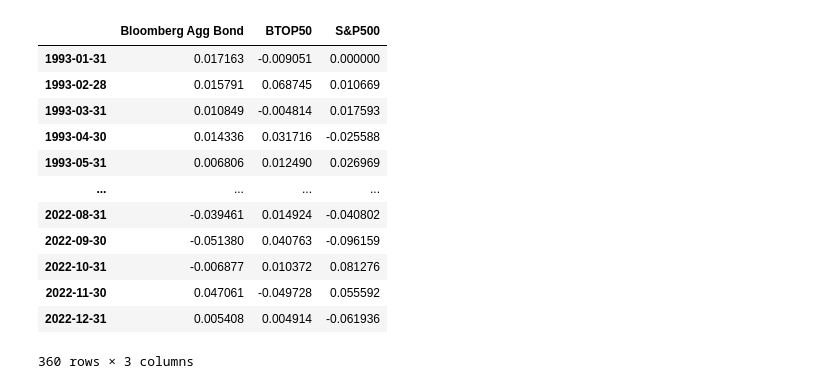
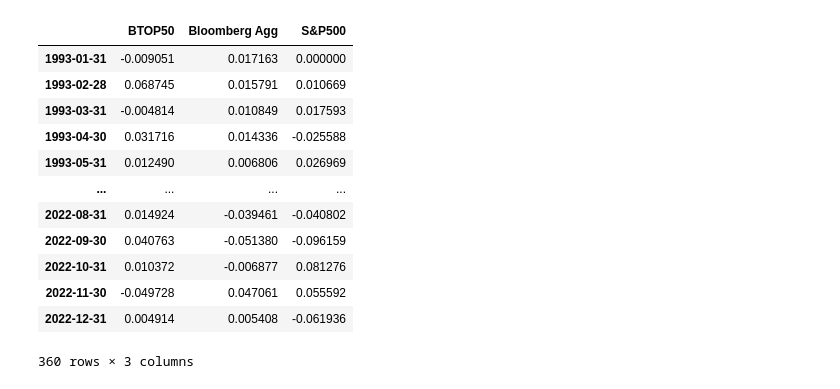
Before and after one commit to MalekAlkshaik/Basic-Mean-Variance-Opt, a Jupyter notebook: Basic Mean Variance GitHub.ipynb, the cells around one changed output. Drawn from its saved outputs; the diff is of its cells as text; code cells hidden in the pictures.

```diff
--- a/Basic Mean Variance GitHub.ipynb
+++ b/Basic Mean Variance GitHub.ipynb
@@ -8,23 +29,23 @@ warnings.filterwarnings("ignore")
 # %%
 SP500 = pd.read_csv('/Users/malek/Documents/WRDS Data/S&P 500 Monthly Returns.csv',index_col=0,parse_dates=True)
-data = pd.read_csv('/Users/malek/Documents/WRDS Data/Diversifiers.csv',index_col=0)[['Barclays Aggregate Bond','BTOP50']]
+data = pd.read_csv('/Users/malek/Documents/WRDS Data/Diversifiers.csv',index_col=0)[['BTOP50','Barclays Aggregate Bond']]
 data.index = pd.to_datetime(data.index,dayfirst=True)
 data = data.pct_change()
 data = data[35:-6].resample('M').last()
 data = data.merge(SP500,left_index=True,right_index=True,how='inner')
-data.columns = ['Bloomberg Agg Bond','BTOP50','S&P500']
+data.columns = ['BTOP50','Bloomberg Agg','S&P500']
 data
 # %% [output]
-|  | Bloomberg Agg Bond | BTOP50 | S&P500 |
-| 1993-01-31 | 0.017163 | -0.009051 | 0.000000 |
-| 1993-02-28 | 0.015791 | 0.068745 | 0.010669 |
-| 1993-03-31 | 0.010849 | -0.004814 | 0.017593 |
-| 1993-04-30 | 0.014336 | 0.031716 | -0.025588 |
-| 1993-05-31 | 0.006806 | 0.012490 | 0.026969 |
+|  | BTOP50 | Bloomberg Agg | S&P500 |
+| 1993-01-31 | -0.009051 | 0.017163 | 0.000000 |
+| 1993-02-28 | 0.068745 | 0.015791 | 0.010669 |
+| 1993-03-31 | -0.004814 | 0.010849 | 0.017593 |
+| 1993-04-30 | 0.031716 | 0.014336 | -0.025588 |
+| 1993-05-31 | 0.012490 | 0.006806 | 0.026969 |
 | ... | ... | ... | ... |
-| 2022-08-31 | -0.039461 | 0.014924 | -0.040802 |
-| 2022-09-30 | -0.051380 | 0.040763 | -0.096159 |
-| 2022-10-31 | -0.006877 | 0.010372 | 0.081276 |
-| 2022-11-30 | 0.047061 | -0.049728 | 0.055592 |
-| 2022-12-31 | 0.005408 | 0.004914 | -0.061936 |
+| 2022-08-31 | 0.014924 | -0.039461 | -0.040802 |
+| 2022-09-30 | 0.040763 | -0.051380 | -0.096159 |
+| 2022-10-31 | 0.010372 | -0.006877 | 0.081276 |
+| 2022-11-30 | -0.049728 | 0.047061 | 0.055592 |
+| 2022-12-31 | 0.004914 | 0.005408 | -0.061936 |
 360 rows × 3 columns
```
Also changed, not shown: parts of 11 cells of this notebook.
